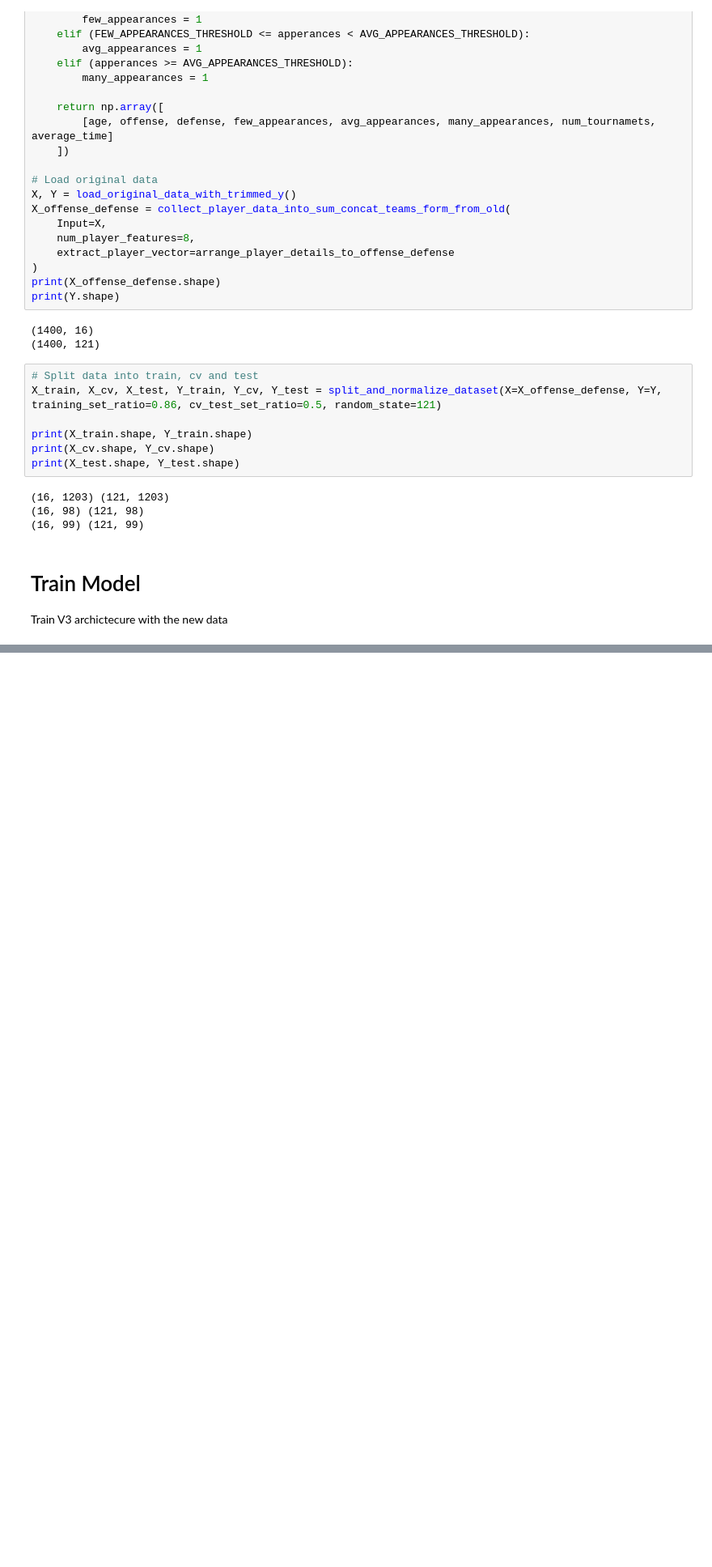
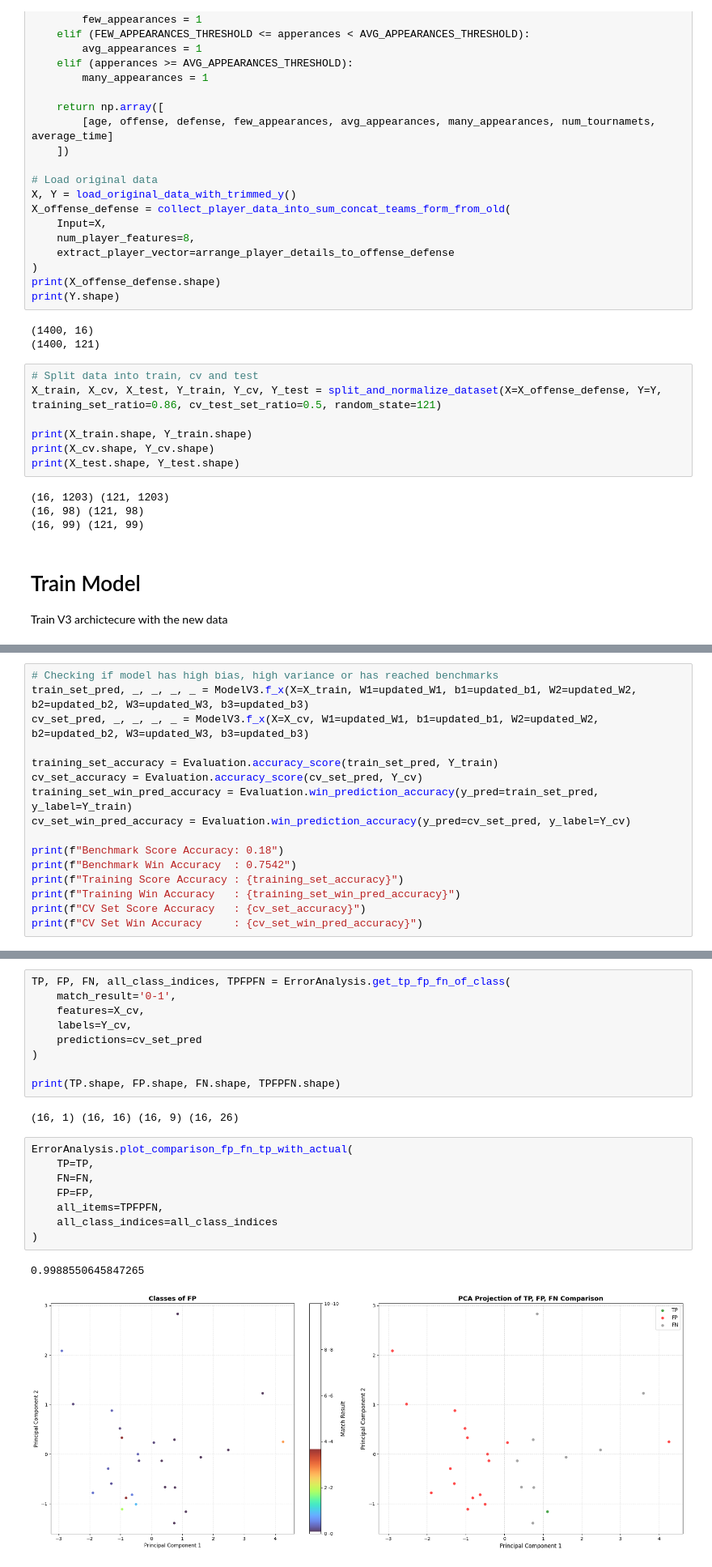
Before and after one commit to romannjoroge/AIEngineering, a Jupyter notebook: Projects/FIFACompetition/WorldCup2026/experiments/experiments/offense_defense_model.ipynb, the cells around one changed output, grey strips where cells are left out. Shown at 81% size. Cells and saved outputs as stored; diff of their text form; blank space fills up the shorter version.

Commit message:
feat: Noting results of offense defense experiment
Results in a high variance model

```diff
--- a/Projects/FIFACompetition/WorldCup2026/experiments/experiments/offense_defense_model.ipynb
+++ b/Projects/FIFACompetition/WorldCup2026/experiments/experiments/offense_defense_model.ipynb
@@ -102,0 +216,16 @@ Train V3 archictecure with the new data
+# %%
+# Checking if model has high bias, high variance or has reached benchmarks
+train_set_pred, _, _, _, _ = ModelV3.f_x(X=X_train, W1=updated_W1, b1=updated_b1, W2=updated_W2, b2=updated_b2, W3=updated_W3, b3=updated_b3)
+cv_set_pred, _, _, _, _ = ModelV3.f_x(X=X_cv, W1=updated_W1, b1=updated_b1, W2=updated_W2, b2=updated_b2, W3=updated_W3, b3=updated_b3)
+
+training_set_accuracy = Evaluation.accuracy_score(train_set_pred, Y_train)
+cv_set_accuracy = Evaluation.accuracy_score(cv_set_pred, Y_cv)
+training_set_win_pred_accuracy = Evaluation.win_prediction_accuracy(y_pred=train_set_pred, y_label=Y_train)
+cv_set_win_pred_accuracy = Evaluation.win_prediction_accuracy(y_pred=cv_set_pred, y_label=Y_cv)
+
+print(f"Benchmark Score Accuracy: 0.18")
+print(f"Benchmark Win Accuracy  : 0.7542")
+print(f"Training Score Accuracy : {training_set_accuracy}")
+print(f"Training Win Accuracy   : {training_set_win_pred_accuracy}")
+print(f"CV Set Score Accuracy   : {cv_set_accuracy}")
+print(f"CV Set Win Accuracy     : {cv_set_win_pred_accuracy}")
@@ -102,0 +266,22 @@ Train V3 archictecure with the new data
+# %%
+TP, FP, FN, all_class_indices, TPFPFN = ErrorAnalysis.get_tp_fp_fn_of_class(
+    match_result='0-1',
+    features=X_cv,
+    labels=Y_cv,
+    predictions=cv_set_pred
+)
+
+print(TP.shape, FP.shape, FN.shape, TPFPFN.shape)
+# %% [output]
+(16, 1) (16, 16) (16, 9) (16, 26)
+# %%
+ErrorAnalysis.plot_comparison_fp_fn_tp_with_actual(
+    TP=TP,
+    FN=FN,
+    FP=FP,
+    all_items=TPFPFN,
+    all_class_indices=all_class_indices
+)
+# %% [output]
+0.9988550645847265
+[figure, added]
```
Also changed, not shown: parts of 8 cells of this notebook, 8 other files.
